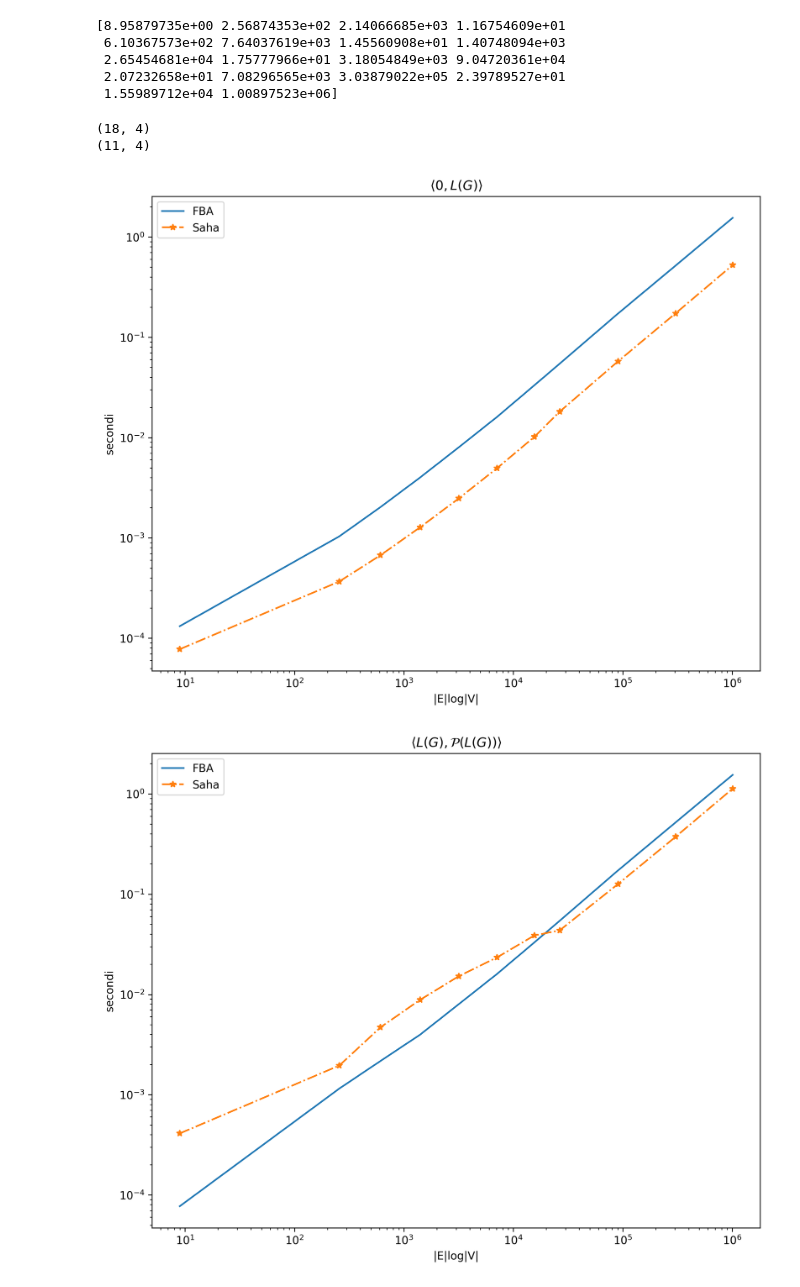
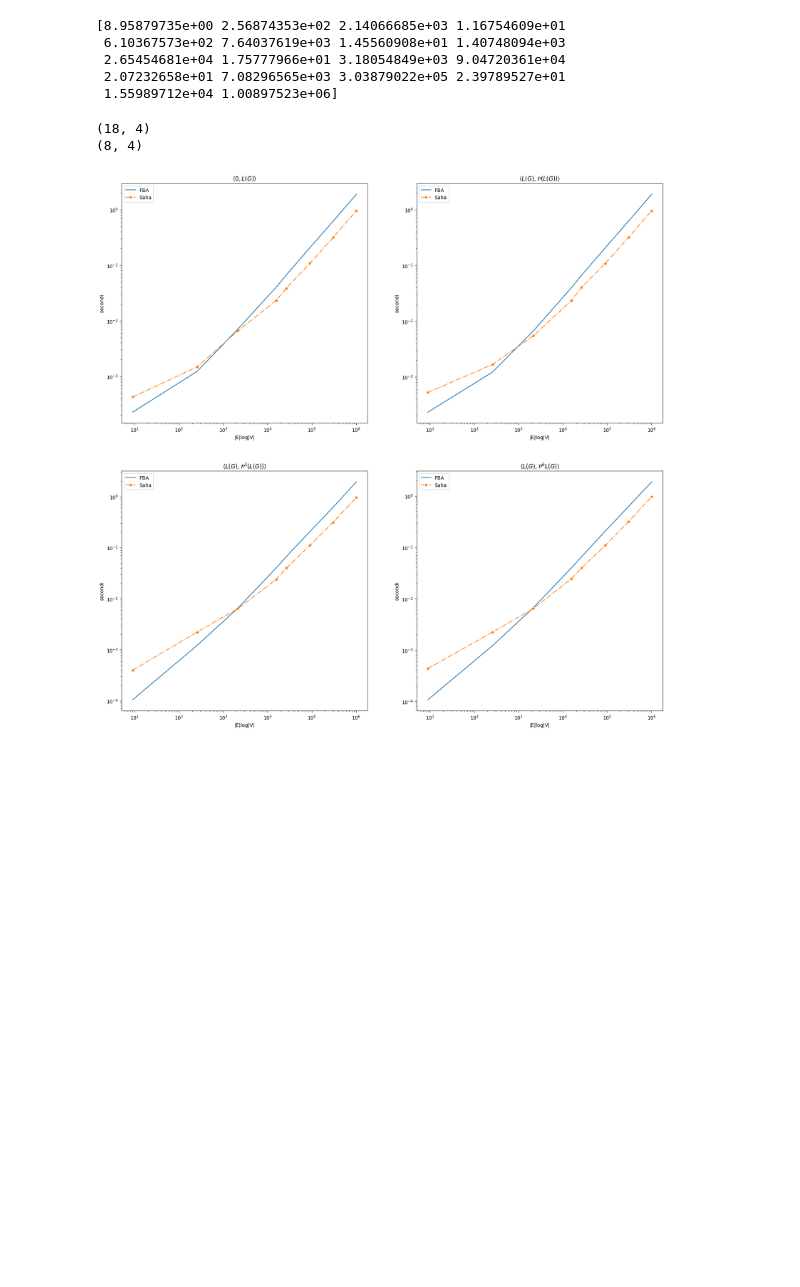
Before and after one commit to fandreuz/bsc-thesis, a Jupyter notebook: experiments/time/PerformancePlot.ipynb, the cells around one changed output. Drawn from its saved outputs; the diff is of its cells as text; code cells hidden in the pictures; blank space fills up the shorter version.

```diff
--- a/experiments/time/PerformancePlot.ipynb
+++ b/experiments/time/PerformancePlot.ipynb
@@ -104,7 +109,8 @@ sahas = np.array(sahas)
  2.07232658e+01 7.08296565e+03 3.03879022e+05 2.39789527e+01
  1.55989712e+04 1.00897523e+06]
 # %%
-rm = [1,2,3,4,5,9,12]
+rm = [1,2,3,4,5,7,8,10,11,12]
+#rm = []
 
 linlog_scale = np.delete(linlog_scale, rm)
 fbas = np.delete(fbas, rm, axis=0)
@@ -113,28 +119,29 @@ sahas = np.delete(sahas, rm, axis=0)
 print(sahas.shape)
 # %% [output]
 (18, 4)
-(11, 4)
+(8, 4)
 # %%
 titles = ['$\\langle 0,L(G)\\rangle$', '$\langle L(G),\mathcal{P}(L(G))\\rangle$',
           '$\\langle L(G),\mathcal{P}^3(L(G))\\rangle$', '$\\langle L(G),\mathcal{P}^6{L(G)}\\rangle$']
-indexes = [0,3,2,1]
+#indexes = [0,3,2,1]
+indexes = [0,1,2,3]
 
+plt.figure(figsize=(20,20), dpi=100)
 for test_idx in range(4):
-    plt.figure(figsize=(10,8), dpi=300)
+    plt.subplot(2,2,test_idx+1)
 
     plt.plot(linlog_scale, fbas[:,indexes[test_idx]], label='FBA')
     plt.plot(linlog_scale, sahas[:,indexes[test_idx]], linestyle='-.', label='Saha', marker='*')
 
     plt.yscale('log')
     plt.xscale('log')
 
     plt.xlabel('|E|log|V|')
     plt.ylabel('secondi')
 
     plt.title(titles[test_idx])
 
     plt.legend()
     plt.savefig('../../sezione3/experimental_results/plots/saha_{}.png'.format(test_idx+1))
 # %% [output]
-[figure, old version]
+[figure, new version]
-[figure, removed]
```
Also changed, not shown: parts of 4 cells of this notebook, 24 other files.
